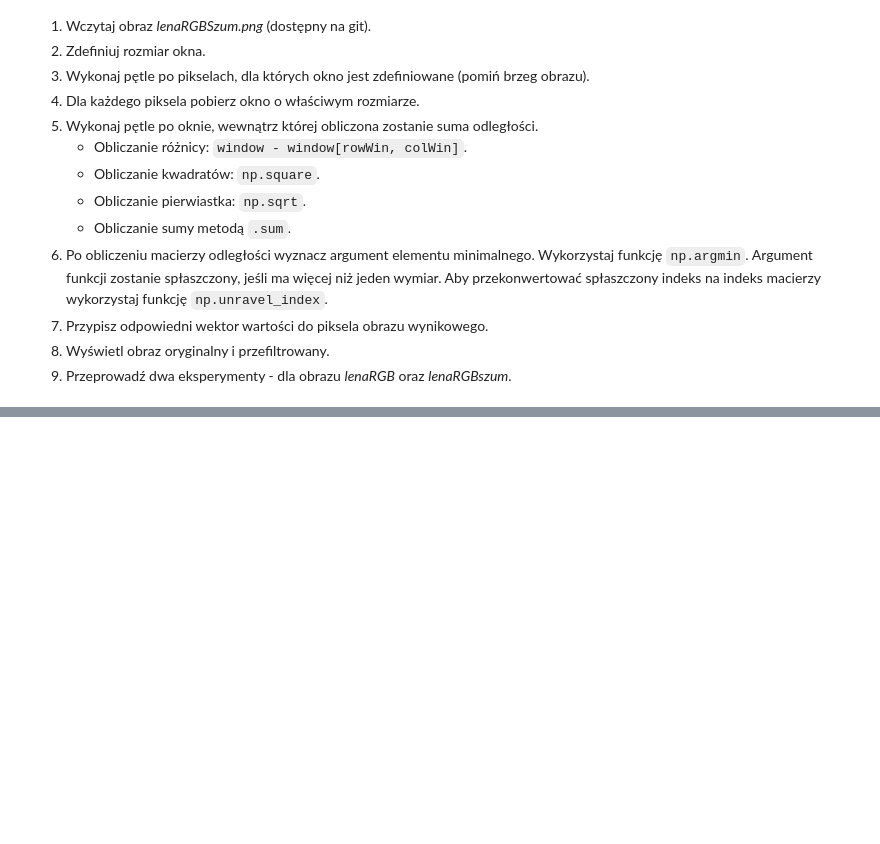
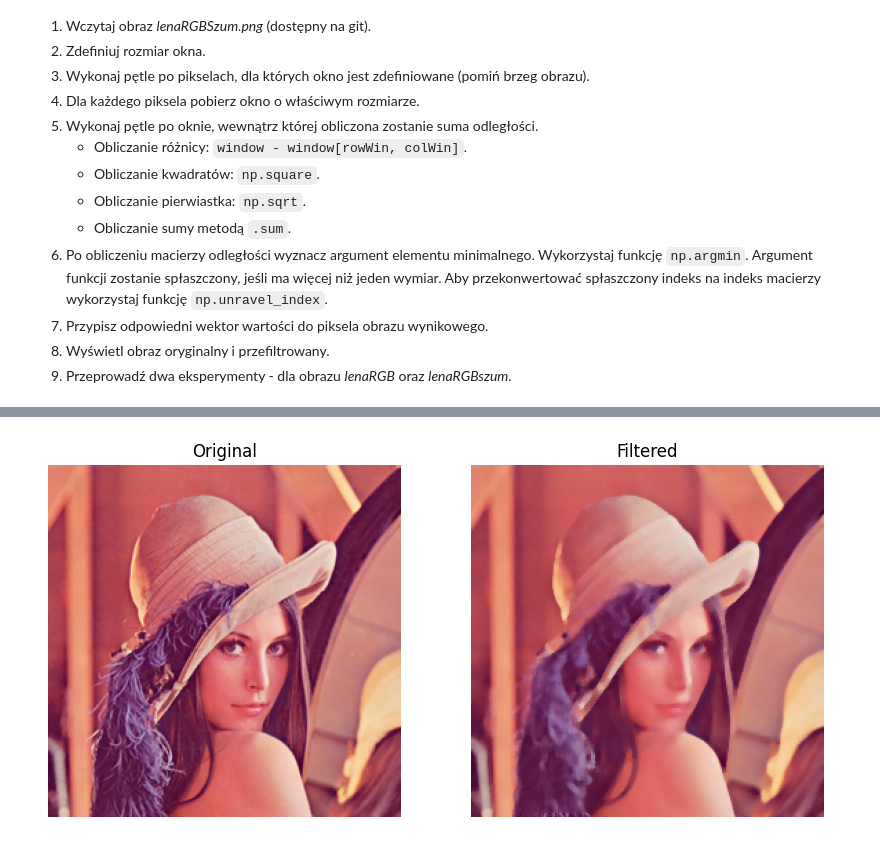
Before and after one commit to lkwinta/Digital-Image-Processing, a Jupyter notebook: lab06/06_context_hw1.ipynb, the cells around one changed output, grey strips where cells are left out. Saved outputs shown, nothing was run; the diff lists cells and outputs as text; code cells hidden in the pictures; blank space fills up the shorter version.

```diff
--- a/lab06/06_context_hw1.ipynb
+++ b/lab06/06_context_hw1.ipynb
@@ -51,0 +113,4 @@ for fileName in fileNames:
+# %%
+plot_filter(lena_rgb, 5)
+# %% [output]
+[figure, added]
```
Also changed, not shown: parts of 5 cells of this notebook, 2 other files.
